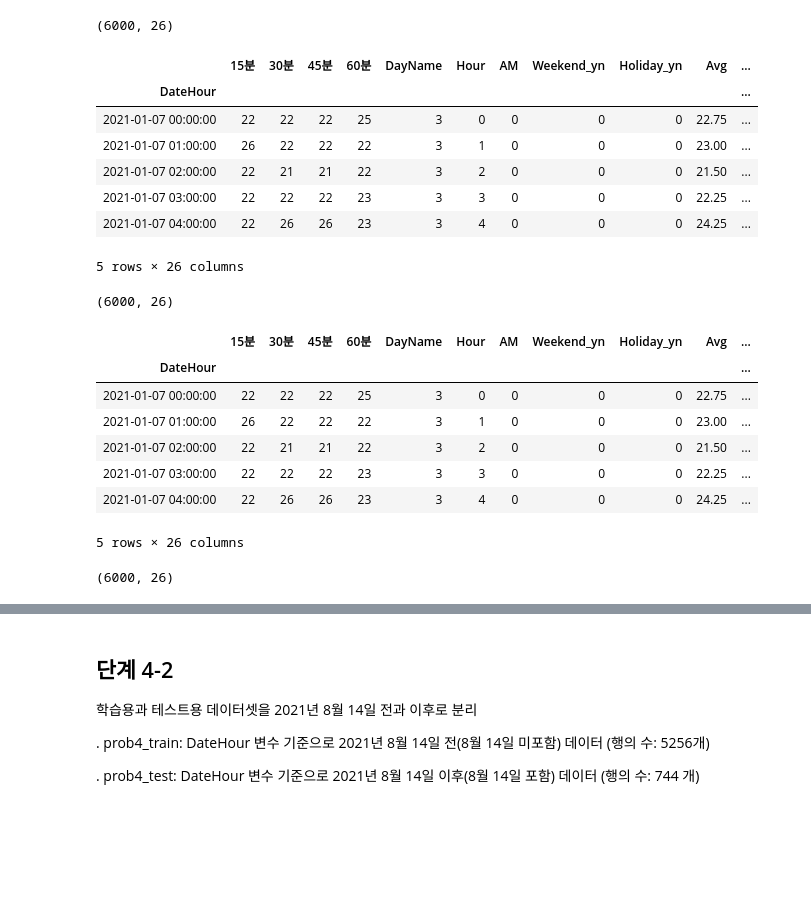
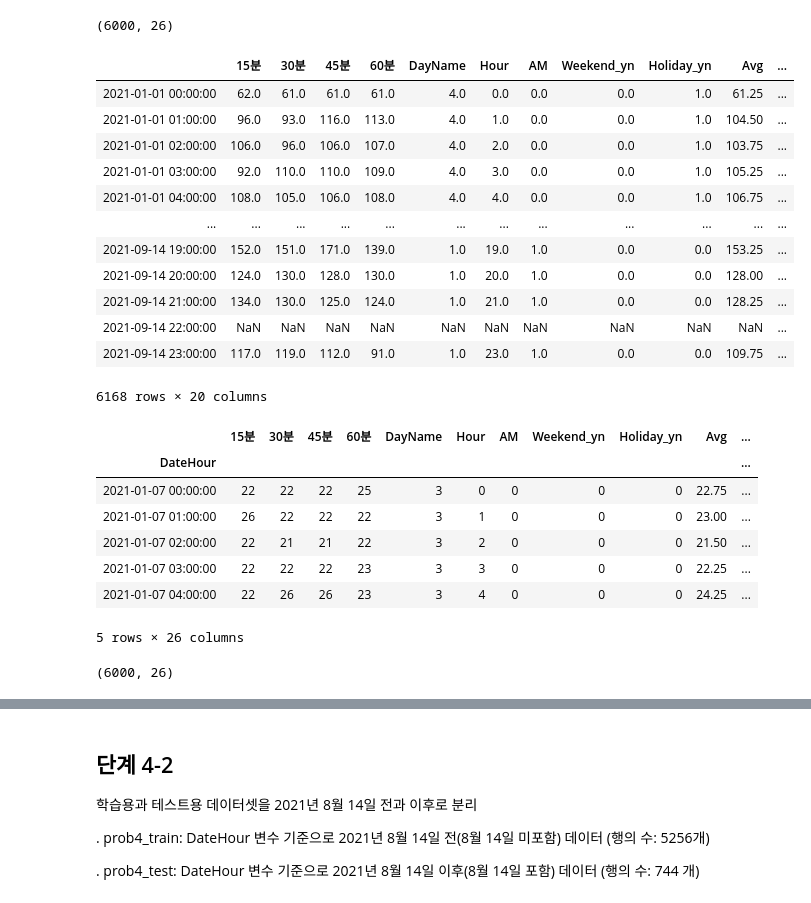
Before and after one commit to sunkusun9/DS_lv3_2408, a Jupyter notebook: sec_ds_lv3_prob3_prob.ipynb, the cells around one changed output, grey strips where cells are left out. Drawn from its saved outputs; the diff is of its cells as text; code cells hidden in the pictures; blank space fills up the shorter version.

```diff
--- a/sec_ds_lv3_prob3_prob.ipynb
+++ b/sec_ds_lv3_prob3_prob.ipynb
@@ -1113,42 +1113,39 @@ df_prob4.shape
 | 2021-01-07 04:00:00 | 22 | 26 | 26 | 23 | 3 | 4 | 0 | 0 | 0 | 24.25 | ... |
 5 rows × 26 columns
 (6000, 26)
-# %%
-df_prob4 = pd.concat(
-    [df_prob3] +
-    [df_prob3['TotalHour'].shift(24 * i).rename('lag_{}'.format(i)) for i in range(1, 7)],
-    axis=1
-).dropna()
-display(df_prob4.head())
-df_prob4.shape
-# %% [output]
-|  | 15분 | 30분 | 45분 | 60분 | DayName | Hour | AM | Weekend_yn | Holiday_yn | Avg | ... |
-| DateHour |  |  |  |  |  |  |  |  |  |  | ... |
-| 2021-01-07 00:00:00 | 22 | 22 | 22 | 25 | 3 | 0 | 0 | 0 | 0 | 22.75 | ... |
-| 2021-01-07 01:00:00 | 26 | 22 | 22 | 22 | 3 | 1 | 0 | 0 | 0 | 23.00 | ... |
-| 2021-01-07 02:00:00 | 22 | 21 | 21 | 22 | 3 | 2 | 0 | 0 | 0 | 21.50 | ... |
-| 2021-01-07 03:00:00 | 22 | 22 | 22 | 23 | 3 | 3 | 0 | 0 | 0 | 22.25 | ... |
-| 2021-01-07 04:00:00 | 22 | 26 | 26 | 23 | 3 | 4 | 0 | 0 | 0 | 24.25 | ... |
-5 rows × 26 columns
-(6000, 26)
-# %%
-# 방법 2: 인덱스 변경
-df_prob4 = pd.concat(
-    [df_prob3] +
-    [
-        pd.Series(df_prob3['TotalHour'].values, index=df_prob3.index + pd.Timedelta(days=i), name='lag_{}'.format(i))
-        for i in range(1, 7)
-    ], axis=1, join='inner'
-)
-display(df_prob4.head())
-df_prob4.shape
-# %% [output]
-|  | 15분 | 30분 | 45분 | 60분 | DayName | Hour | AM | Weekend_yn | Holiday_yn | Avg | ... |
-| DateHour |  |  |  |  |  |  |  |  |  |  | ... |
-| 2021-01-07 00:00:00 | 22 | 22 | 22 | 25 | 3 | 0 | 0 | 0 | 0 | 22.75 | ... |
-| 2021-01-07 01:00:00 | 26 | 22 | 22 | 22 | 3 | 1 | 0 | 0 | 0 | 23.00 | ... |
-| 2021-01-07 02:00:00 | 22 | 21 | 21 | 22 | 3 | 2 | 0 | 0 | 0 | 21.50 | ... |
-| 2021-01-07 03:00:00 | 22 | 22 | 22 | 23 | 3 | 3 | 0 | 0 | 0 | 22.25 | ... |
-| 2021-01-07 04:00:00 | 22 | 26 | 26 | 23 | 3 | 4 | 0 | 0 | 0 | 24.25 | ... |
-5 rows × 26 columns
-(6000, 26)
+# %%
+"""df_samp = df_basetable1.sample(frac=0.9).reindex(
+    pd.date_range(start=df_basetable1.index[0], end=df_basetable1.index[-1], freq='H')
+)"""
+# %% [output]
+|  | 15분 | 30분 | 45분 | 60분 | DayName | Hour | AM | Weekend_yn | Holiday_yn | Avg | ... |
+| 2021-01-01 00:00:00 | 62.0 | 61.0 | 61.0 | 61.0 | 4.0 | 0.0 | 0.0 | 0.0 | 1.0 | 61.25 | ... |
+| 2021-01-01 01:00:00 | 96.0 | 93.0 | 116.0 | 113.0 | 4.0 | 1.0 | 0.0 | 0.0 | 1.0 | 104.50 | ... |
+| 2021-01-01 02:00:00 | 106.0 | 96.0 | 106.0 | 107.0 | 4.0 | 2.0 | 0.0 | 0.0 | 1.0 | 103.75 | ... |
+| 2021-01-01 03:00:00 | 92.0 | 110.0 | 110.0 | 109.0 | 4.0 | 3.0 | 0.0 | 0.0 | 1.0 | 105.25 | ... |
+| 2021-01-01 04:00:00 | 108.0 | 105.0 | 106.0 | 108.0 | 4.0 | 4.0 | 0.0 | 0.0 | 1.0 | 106.75 | ... |
+| ... | ... | ... | ... | ... | ... | ... | ... | ... | ... | ... | ... |
+| 2021-09-14 19:00:00 | 152.0 | 151.0 | 171.0 | 139.0 | 1.0 | 19.0 | 1.0 | 0.0 | 0.0 | 153.25 | ... |
+| 2021-09-14 20:00:00 | 124.0 | 130.0 | 128.0 | 130.0 | 1.0 | 20.0 | 1.0 | 0.0 | 0.0 | 128.00 | ... |
+| 2021-09-14 21:00:00 | 134.0 | 130.0 | 125.0 | 124.0 | 1.0 | 21.0 | 1.0 | 0.0 | 0.0 | 128.25 | ... |
+| 2021-09-14 22:00:00 | NaN | NaN | NaN | NaN | NaN | NaN | NaN | NaN | NaN | NaN | ... |
+| 2021-09-14 23:00:00 | 117.0 | 119.0 | 112.0 | 91.0 | 1.0 | 23.0 | 1.0 | 0.0 | 0.0 | 109.75 | ... |
+6168 rows × 20 columns
+# %%
+df_prob4 = pd.concat(
+    [df_prob3] +
+    [df_prob3['TotalHour'].shift(24 * i).rename('lag_{}'.format(i)) for i in range(1, 7)],
+    axis=1
+).dropna()
+display(df_prob4.head())
+df_prob4.shape
+# %% [output]
+|  | 15분 | 30분 | 45분 | 60분 | DayName | Hour | AM | Weekend_yn | Holiday_yn | Avg | ... |
+| DateHour |  |  |  |  |  |  |  |  |  |  | ... |
+| 2021-01-07 00:00:00 | 22 | 22 | 22 | 25 | 3 | 0 | 0 | 0 | 0 | 22.75 | ... |
+| 2021-01-07 01:00:00 | 26 | 22 | 22 | 22 | 3 | 1 | 0 | 0 | 0 | 23.00 | ... |
+| 2021-01-07 02:00:00 | 22 | 21 | 21 | 22 | 3 | 2 | 0 | 0 | 0 | 21.50 | ... |
+| 2021-01-07 03:00:00 | 22 | 22 | 22 | 23 | 3 | 3 | 0 | 0 | 0 | 22.25 | ... |
+| 2021-01-07 04:00:00 | 22 | 26 | 26 | 23 | 3 | 4 | 0 | 0 | 0 | 24.25 | ... |
+5 rows × 26 columns
+(6000, 26)
```
Also changed, not shown: parts of 88 cells of this notebook.
